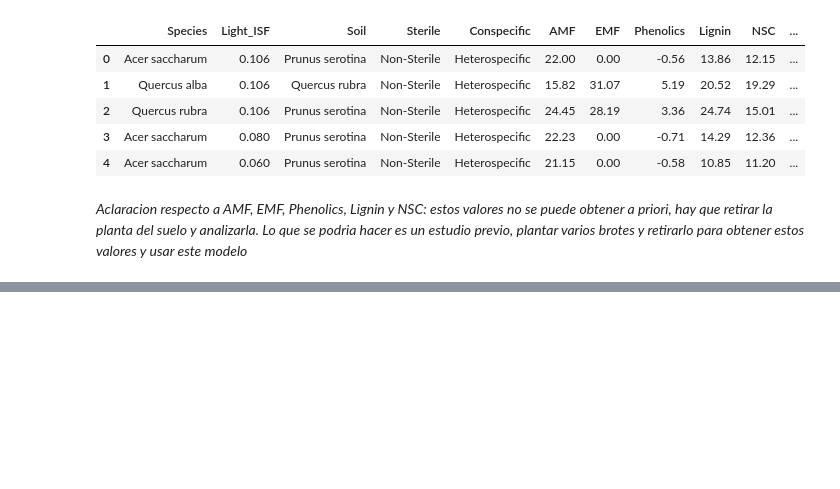
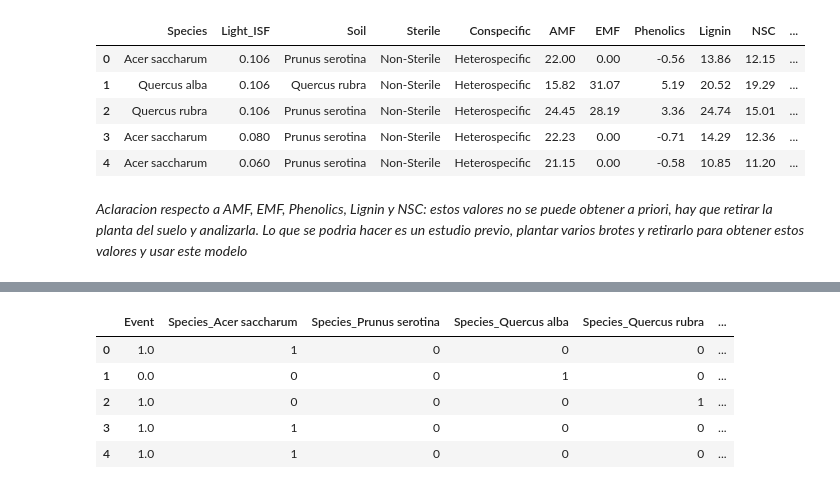
Before and after one commit to ignaciomilesi/practica-despliegue-modelos-ML, a Jupyter notebook: notebook/data-analisis.ipynb, the cells around one changed output, grey strips where cells are left out. Saved outputs shown, nothing was run; the diff lists cells and outputs as text; code cells hidden in the pictures; blank space fills up the shorter version.

```diff
--- a/notebook/data-analisis.ipynb
+++ b/notebook/data-analisis.ipynb
@@ -187,0 +238,13 @@ dataset_modif.head()
+# %%
+# variables categoricas
+
+dataset_modif_categoricas = pd.get_dummies(dataset_modif[["Species", "Soil", "Sterile", "Conspecific","Event"]], dtype= int)
+
+dataset_modif_categoricas.head()
+# %% [output]
+|  | Event | Species_Acer saccharum | Species_Prunus serotina | Species_Quercus alba | Species_Quercus rubra | ... |
+| 0 | 1.0 | 1 | 0 | 0 | 0 | ... |
+| 1 | 0.0 | 0 | 0 | 1 | 0 | ... |
+| 2 | 1.0 | 0 | 0 | 0 | 1 | ... |
+| 3 | 1.0 | 1 | 0 | 0 | 0 | ... |
+| 4 | 1.0 | 1 | 0 | 0 | 0 | ... |
```
Also changed, not shown: parts of 8 cells of this notebook.
